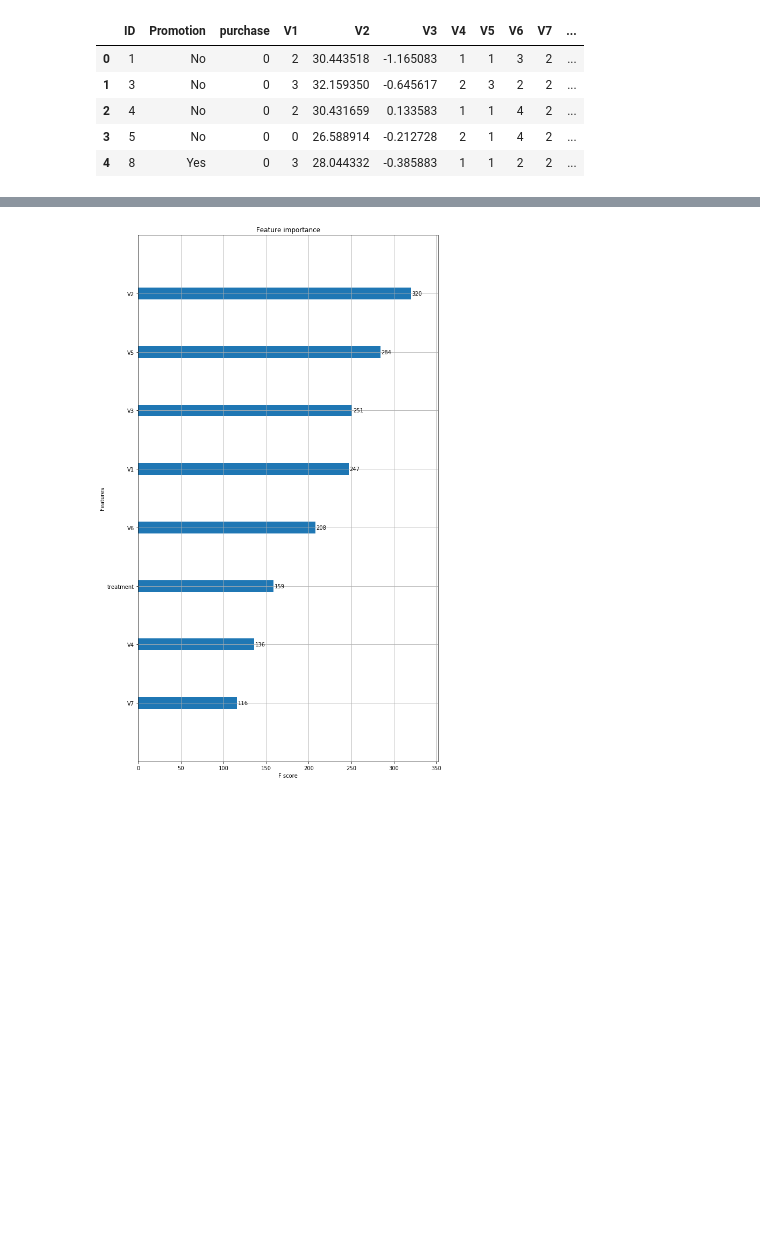
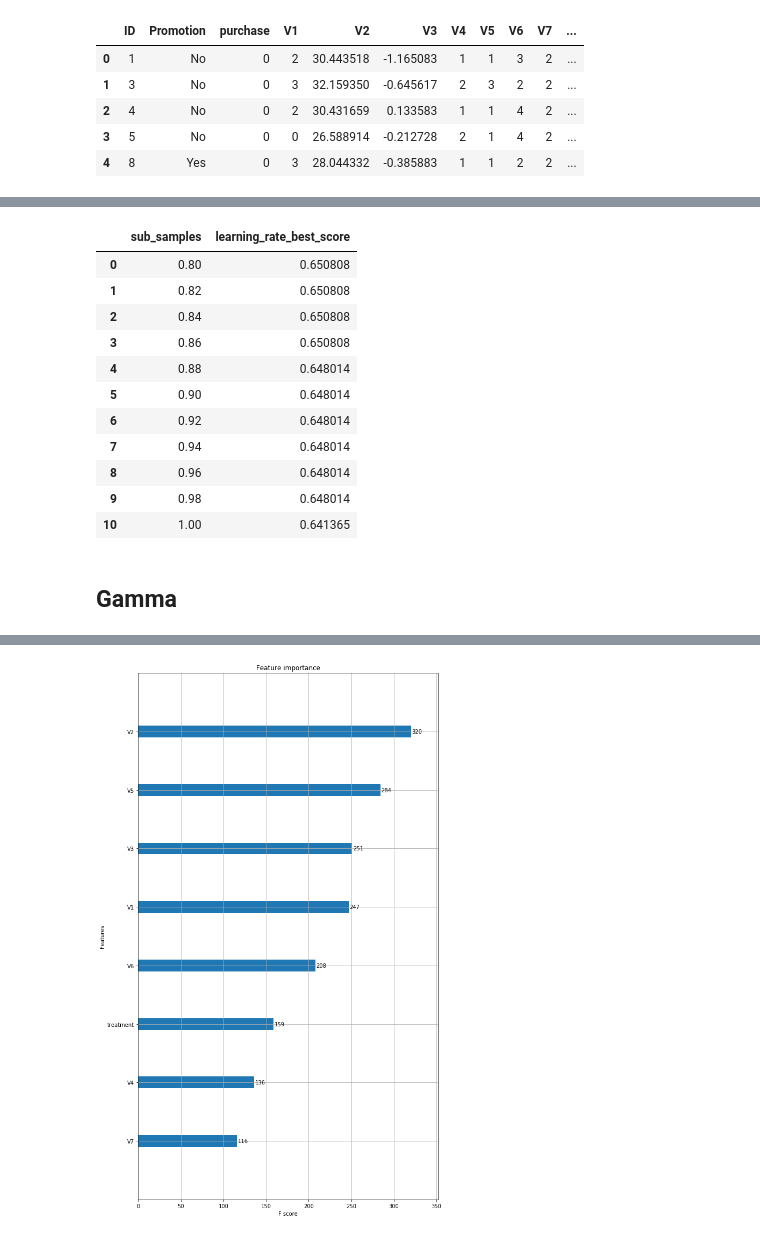
Before and after one commit to ygcahyono/dataScienceRecords, a Jupyter notebook: nano_degree/incremental_modelling/Starbucks.ipynb, the cells around one changed output, grey strips where cells are left out. Saved outputs shown, nothing was run; the diff lists cells and outputs as text; code cells hidden in the pictures; blank space fills up the shorter version.

Commit message:
fine tuning model comparison

```diff
--- a/nano_degree/incremental_modelling/Starbucks.ipynb
+++ b/nano_degree/incremental_modelling/Starbucks.ipynb
@@ -279,0 +383,7 @@ XGBClassifier(base_score=0.5, booster='gbtree', colsample_bylevel=1,
+# %%
+learning_rate= [0.0001,
+0.0010,
+0.0100,
+0.1000,
+0.2000,
+0.3000]
@@ -279,0 +500,25 @@ XGBClassifier(base_score=0.5, booster='gbtree', colsample_bylevel=1,
+# %%
+tree_best=[]
+
+for l in trees:
+
+    eval_set = [(X_train_upsamp, Y_train_upsamp), (X_valid, Y_valid)]
+    model = xgb.XGBClassifier(silent=True,
+                              scale_pos_weight=1,
+                              learning_rate=0.01,
+                              colsample_bytree = l,
+                              subsample = 1.0,
+                              objective='binary:logistic',
+                              n_estimators=1000,
+                              reg_alpha = 0.3,
+                              max_depth=4,
+                              gamma=10,
+                              n_jobs=-1)
+    model.fit(X_train_upsamp, Y_train_upsamp, eval_set=eval_set,\
+                        eval_metric="auc", verbose=True, early_stopping_rounds=30)
+
+    Ins= model.best_score
+    tree_best.append(Ins)
+
+tree_df= pd.DataFrame({'sub_samples':trees,
+             'learning_rate_best_score':tree_best})
@@ -279,0 +543,17 @@ XGBClassifier(base_score=0.5, booster='gbtree', colsample_bylevel=1,
+# %%
+tree_df
+# %% [output]
+|  | sub_samples | learning_rate_best_score |
+| 0 | 0.80 | 0.650808 |
+| 1 | 0.82 | 0.650808 |
+| 2 | 0.84 | 0.650808 |
+| 3 | 0.86 | 0.650808 |
+| 4 | 0.88 | 0.648014 |
+| 5 | 0.90 | 0.648014 |
+| 6 | 0.92 | 0.648014 |
+| 7 | 0.94 | 0.648014 |
+| 8 | 0.96 | 0.648014 |
+| 9 | 0.98 | 0.648014 |
+| 10 | 1.00 | 0.641365 |
+# %% [markdown]
+## Gamma
```
Also changed, not shown: parts of 28 cells of this notebook, 1 other file.
